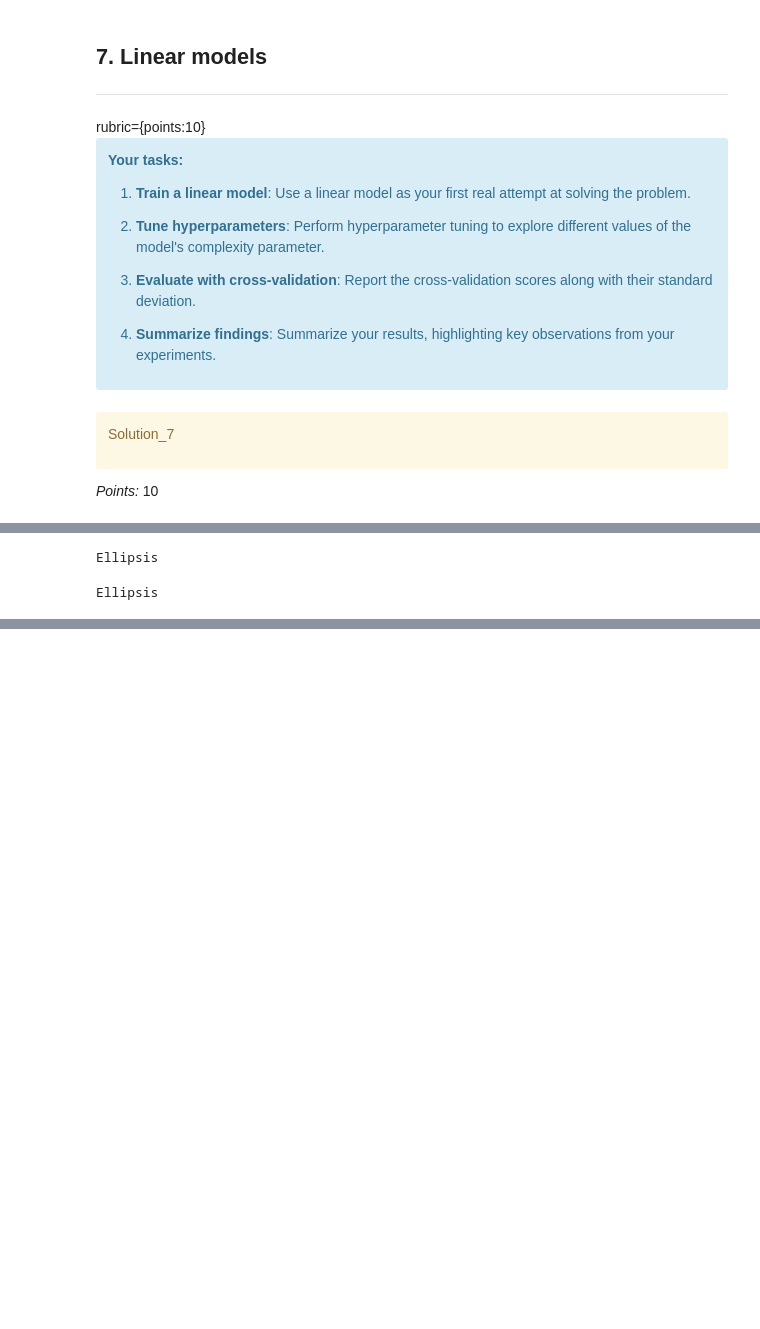
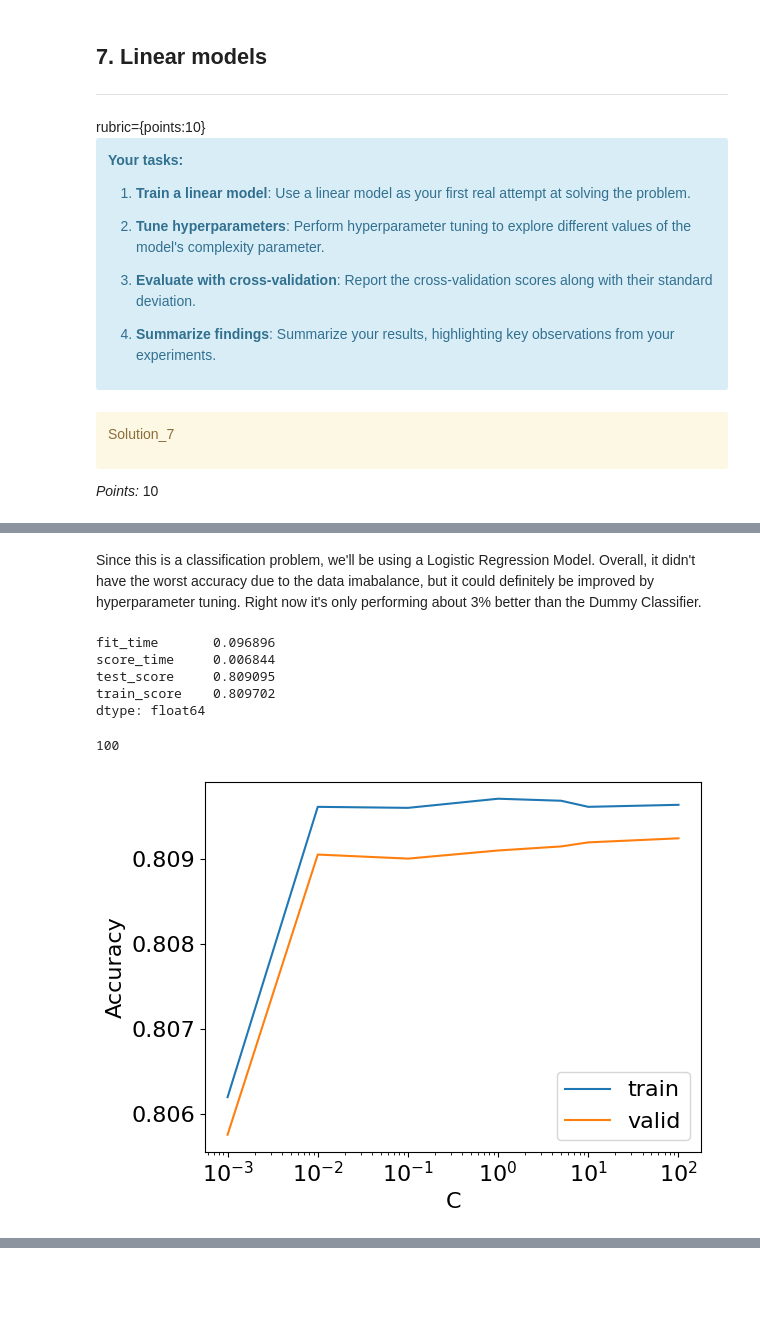
Before and after one commit to angshe/330hw5, a Jupyter notebook: hw5.ipynb, the cells around one changed output, grey strips where cells are left out. Saved outputs shown, nothing was run; the diff lists cells and outputs as text; code cells hidden in the pictures; blank space fills up the shorter version.

Commit message:
logistic regression

```diff
--- a/hw5.ipynb
+++ b/hw5.ipynb
@@ -478,9 +478,9 @@ numeric_transformer = make_pipeline(
     StandardScaler()
 )
 
-education_levels = [[4, 3, 2, 1]]
+education_levels = [['4', '3', '2', '1']]
 
-ordinal_transformer = OrdinalEncoder(categories=education_levels, dtype=int)
+ordinal_transformer = OrdinalEncoder(categories=education_levels)
 
 binary_transformer = OneHotEncoder(drop="if_binary", dtype=int)
 
@@ -587,8 +590,58 @@ Ellipsis
-# %%
-...
-# %% [output]
-Ellipsis
-# %%
-...
-# %% [output]
-Ellipsis
+# %% [markdown]
+Since this is a classification problem, we'll be using a Logistic Regression Model. Overall, it didn't have the worst accuracy due to the data imabalance, but it could definitely be improved by hyperparameter tuning. Right now it's only performing about 3% better than the Dummy Classifier.
+# %%
+lr = LogisticRegression(random_state=123) # using default hyperparameters
+pipe_lr = make_pipeline(preprocessor, lr)
+scores = pd.DataFrame(cross_validate(pipe_lr, X_train, y_train, return_train_score=True))
+scores.mean()
+# %% [output]
+fit_time       0.096896
+score_time     0.006844
+test_score     0.809095
+train_score    0.809702
+dtype: float64
+# %%
+C_vals = [0.001, 0.01, 0.1, 1, 5, 10, 100]
+pipe_lr = make_pipeline(preprocessor, LogisticRegression(random_state=123))
+param_grid = {
+    "logisticregression__C": C_vals,
+    "logisticregression__max_iter" : Max_iter
+}
+
+grid_search = GridSearchCV(pipe_lr, param_grid=param_grid, n_jobs=-1)
+grid_search.fit(X_train, y_train)
+best_C =  grid_search.best_params_.get("logisticregression__C")
+best_Max_iter = grid_search.best_params_.get("logisticregression__max_iter")
+best_score = grid_search.best_score_
+best_C
+best_score
+best_Max_iter
+# %% [output]
+100
+# %%
+# taken from hw4
+train_scores = []
+cv_scores = []
+
+for C in C_vals:
+    #     print(C)
+    pipe = make_pipeline(
+        preprocessor,
+        LogisticRegression(max_iter=100, C=C, random_state=123),
+    )
+    cv_results = cross_validate(
+        pipe, X_train, y_train,
+        return_train_score=True
+    )
+
+    train_scores.append(cv_results["train_score"].mean())
+    cv_scores.append(cv_results["test_score"].mean())
+    std_scores.append(np.std(cv_scores))
+
+plt.semilogx(C_vals, train_scores, label="train")
+plt.semilogx(C_vals, cv_scores, label="valid")
+plt.legend()
+plt.xlabel("C")
+plt.ylabel("Accuracy");
+# %% [output]
+[figure, added]
```
Also changed, not shown: parts of 17 cells of this notebook, 1 other file.
